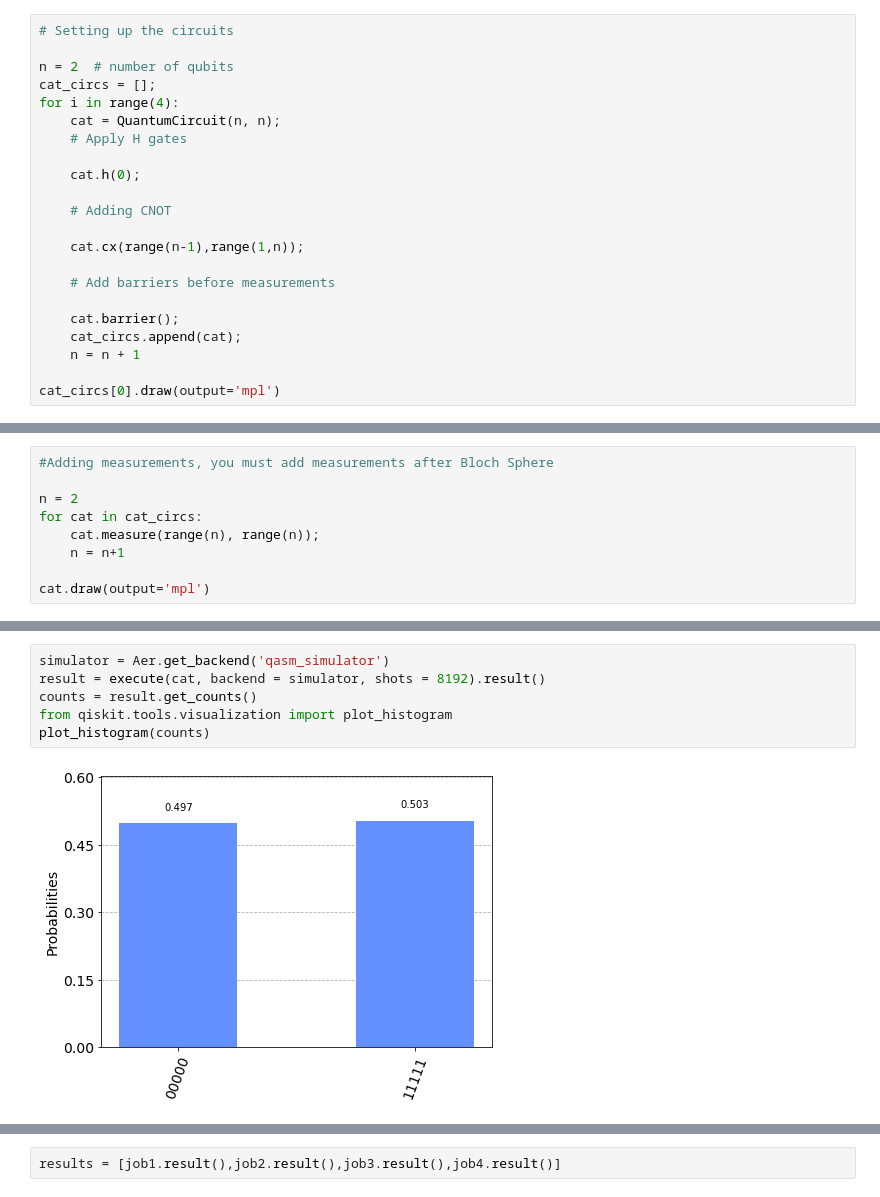
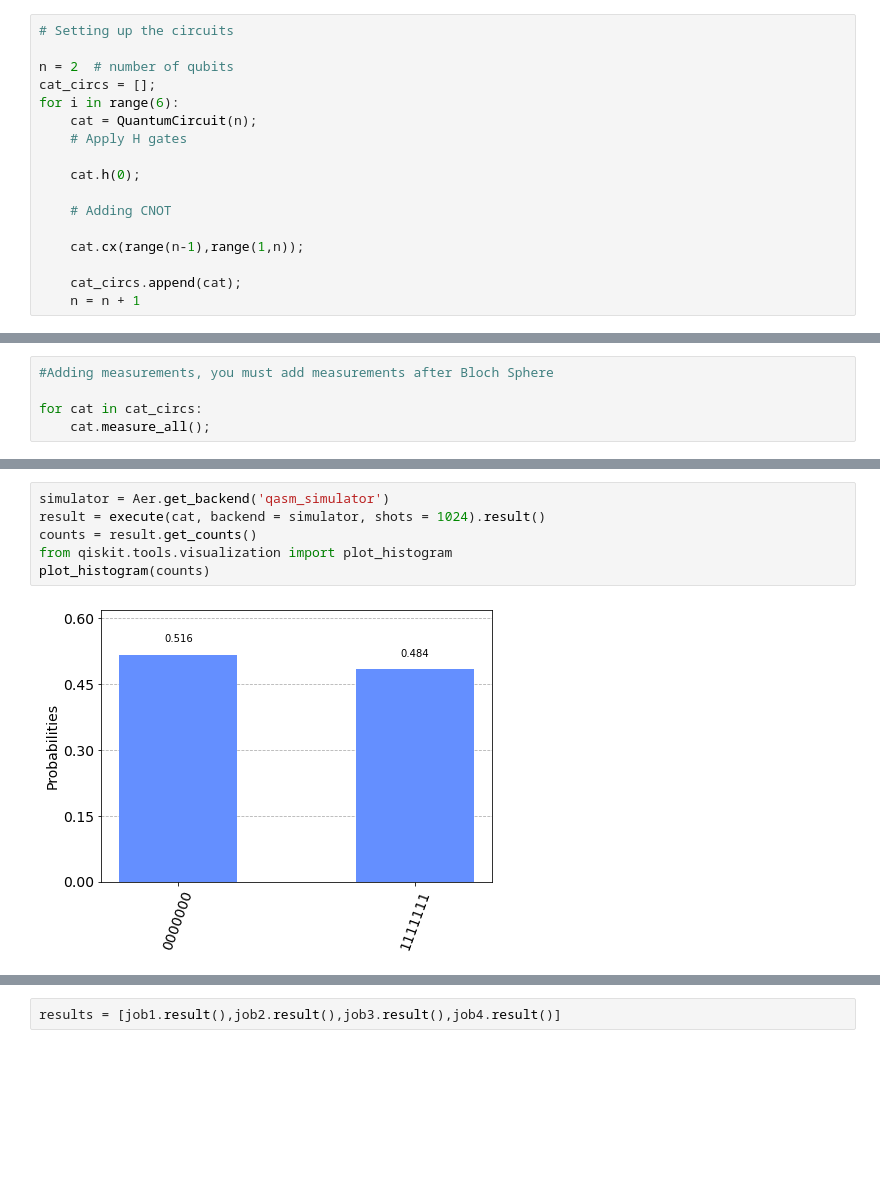
Before and after one commit to jansennathan/Research, a Jupyter notebook: Shannon Entropy of Cat States.ipynb, the cells around one changed output, grey strips where cells are left out. Cells and saved outputs as stored; diff of their text form; blank space fills up the shorter version.

```diff
--- a/Shannon Entropy of Cat States.ipynb
+++ b/Shannon Entropy of Cat States.ipynb
@@ -27,8 +27,8 @@ ibmqfactory.load_account:WARNING:2021-11-16 15:05:13,492: Credentials are alread
 
 n = 2  # number of qubits
 cat_circs = [];
-for i in range(4):
-    cat = QuantumCircuit(n, n);
+for i in range(6):
+    cat = QuantumCircuit(n);
     # Apply H gates
 
     cat.h(0);
@@ -37,10 +37,5 @@ for i in range(4):
 
     cat.cx(range(n-1),range(1,n));
 
-    # Add barriers before measurements
-
-    cat.barrier();
     cat_circs.append(cat);
     n = n + 1
-
-cat_circs[0].draw(output='mpl')
@@ -66,9 +76,5 @@ plot_state_qsphere(psi)
 # %%
 #Adding measurements, you must add measurements after Bloch Sphere
 
-n = 2
 for cat in cat_circs:
-    cat.measure(range(n), range(n));
-    n = n+1
-
-cat.draw(output='mpl')
+    cat.measure_all();
@@ -77,11 +101,11 @@ cat.draw(output='mpl')
 # %%
 simulator = Aer.get_backend('qasm_simulator')
-result = execute(cat, backend = simulator, shots = 8192).result()
+result = execute(cat, backend = simulator, shots = 1024).result()
 counts = result.get_counts()
 from qiskit.tools.visualization import plot_histogram
 plot_histogram(counts)
 # %% [output]
-[figure, old version]
+[figure, new version]
 # %%
 # Making the list of circuits
 
```
Also changed, not shown: parts of 15 cells of this notebook.
